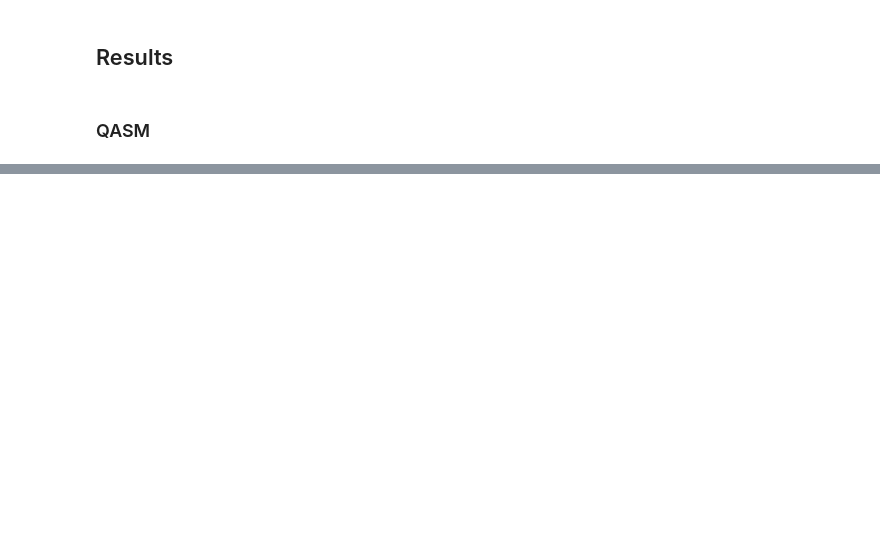
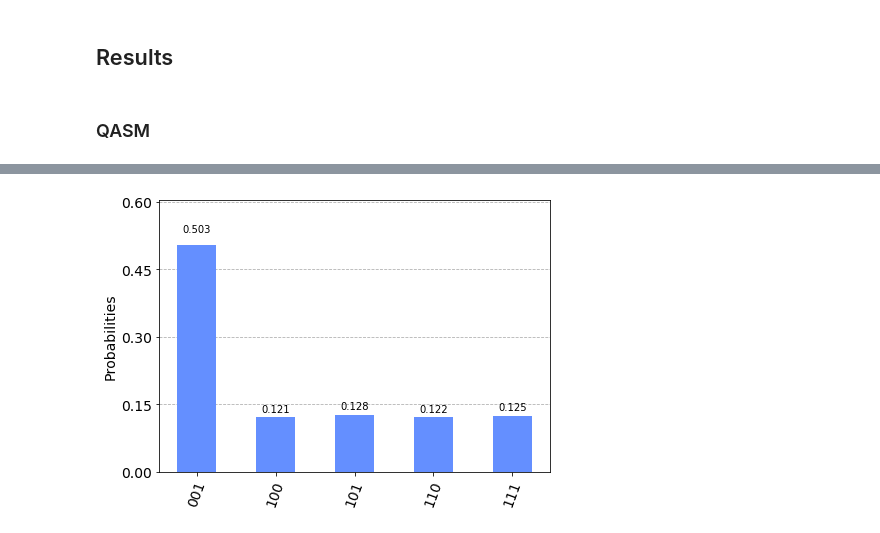
Before and after one commit to JaimePSantos/Dissertation-Tex-Code, a Jupyter notebook: Coding/Qiskit/Grover Search/allSearch.ipynb, the cells around one changed output, grey strips where cells are left out. Saved outputs shown, nothing was run; the diff lists cells and outputs as text; code cells hidden in the pictures; blank space fills up the shorter version.

```diff
--- a/Coding/Qiskit/Grover Search/allSearch.ipynb
+++ b/Coding/Qiskit/Grover Search/allSearch.ipynb
@@ -97 +110,5 @@ Translating into a circuit, this corresponds to removing one qubit of the coin o
+# %%
+plot_histogram(simul(qcB))
+# %% [output]
+[figure, added]
 # %%
```
Also changed, not shown: parts of 23 cells of this notebook, 5 other files.
